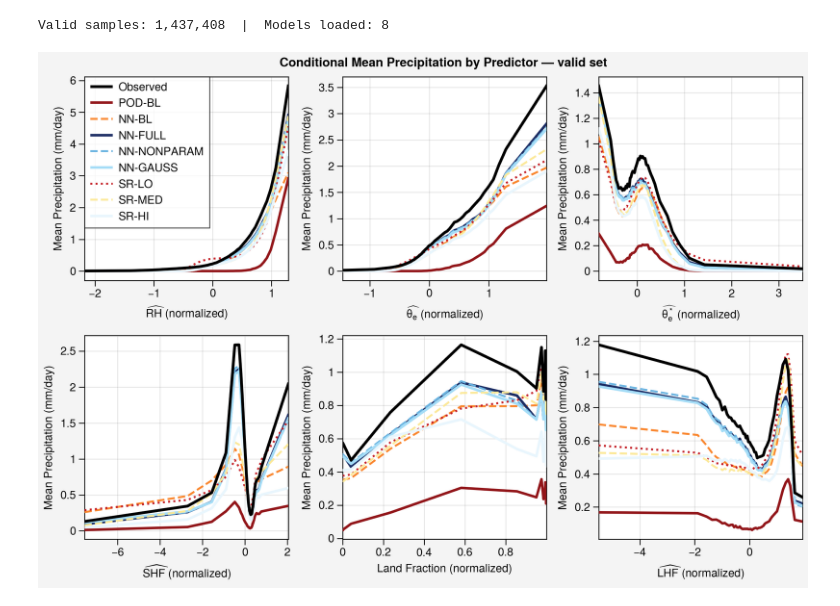
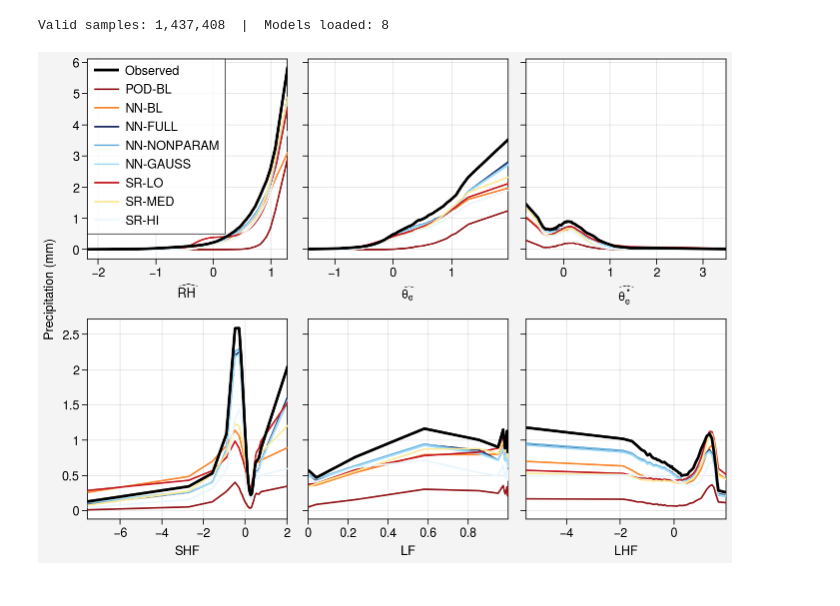
Before and after one commit to savannahferretti/monsoon-discovery, a Jupyter notebook: notebooks/dependence.ipynb, the cells around one changed output. Saved outputs shown, nothing was run; the diff lists cells and outputs as text; code cells hidden in the pictures.

```diff
--- a/notebooks/dependence.ipynb
+++ b/notebooks/dependence.ipynb
@@ -21,12 +26,12 @@ SPLIT     = 'valid'
 
 # Predictors to show: listed in display order (3 rows x 2 cols)
 PREDICTORS = [
-    ('rh',         True,  r'$\widehat{RH}$ (normalized)'),
-    ('thetae',     True,  r'$\widehat{\theta_e}$ (normalized)'),
-    ('thetaestar', True,  r'$\widehat{\theta_e^*}$ (normalized)'),
-    ('shf',        False, r'$\widehat{SHF}$ (normalized)'),
-    ('lf',         False, r'Land Fraction (normalized)'),
-    ('lhf',        False, r'$\widehat{LHF}$ (normalized)'),
+    ('rh',         True,  r'$\widehat{RH}$'),
+    ('thetae',     True,  r'$\widehat{\theta_e}$'),
+    ('thetaestar', True,  r'$\widehat{\theta_e^*}$'),
+    ('shf',        False, r'SHF'),
+    ('lf',         False, r'LF'),
+    ('lhf',        False, r'LHF'),
 ]  # (varname, has_sig_dim, xlabel)
 
 _MODELS  = CONFIGS['experiments']
@@ -40,14 +45,14 @@ for _name,_eqspec in _MODELS['sr'].get('optimizedeqs',{}).items():
     LABELS_8[_name] = _eqspec.get('description',_name)
 # Color + linestyle per model (colors match pareto.ipynb)
 STYLES = {
-    'pod_bl':        ('#921519',  '-',  1.8),
-    'nn_bl':         ('#fa862d', '--',  1.4),
-    'nn_full':       ('#1b2c63',  '-',  1.8),
-    'nn_nonparam':   ('#6bb4e1', '--',  1.4),
-    'nn_gauss':      ('#a5ddf7',  '-',  1.8),
-    'sr_lo':         ('#c41d24',  ':',  1.4),
-    'sr_med':        ('#fce998', '--',  1.4),
-    'sr_hi':         ('#e9f6fd',  '-',  1.8),
+    'pod_bl':        ('#921519',  '-',  1.2),
+    'nn_bl':         ('#fa862d', '-',  1.2),
+    'nn_full':       ('#1b2c63',  '-',  1.2),
+    'nn_nonparam':   ('#6bb4e1', '-',  1.2),
+    'nn_gauss':      ('#a5ddf7',  '-',  1.2),
+    'sr_lo':         ('#c41d24',  '-',  1.2),
+    'sr_med':        ('#fce998', '-',  1.2),
+    'sr_hi':         ('#e9f6fd',  '-',  1.2),
 }
 NBINS = 50
 # %%
@@ -115,37 +120,34 @@ def bin_conditional(x_flat,y_flat,nbins=50):
         if sel.sum() >= 5:
             means[i]  = y[sel].mean()
             counts[i] = sel.sum()
     return centers,means,counts
 
 avail_preds = [(vn,has_sig,xl) for vn,has_sig,xl in PREDICTORS if vn in pred_flat]
-fig,axs     = pplt.subplots(nrows=2,ncols=3,refwidth=2,refheight=2,share=False)
-axs.format(
-    grid=True,gridminor=False,
-    ylabel='Mean Precipitation (mm/day)',
-    suptitle=f'Conditional Mean Precipitation by Predictor — {SPLIT} set')
+fig,axs     = pplt.subplots(nrows=2,ncols=3,refwidth=2,refheight=2,sharex=False,spany=True)
+axs.format(grid=True,gridminor=False,ylabel='Precipitation (mm)')
 axs = np.atleast_1d(axs).ravel()
 
 for col,(varname,has_sig,xlabel) in enumerate(avail_preds):
     ax   = axs[col]
     xarr = pred_flat[varname]
 
     # Observed
     centers,obs_means,_ = bin_conditional(xarr,true_flat,NBINS)
     ax.plot(centers,obs_means,color='k',lw=2,ls='-',label='Observed',zorder=10)
 
     # Each model
     for name in MODELS_8:
         if name not in model_flat:
             continue
         color,ls,lw = STYLES[name]
         _,means,_   = bin_conditional(xarr,model_flat[name],NBINS)
         ax.plot(centers,means,color=color,ls=ls,lw=lw,
                 label=LABELS_8.get(name,name),zorder=5)
 
     ax.format(xlabel=xlabel,xminorticks='none',yminorticks='none')
 
 axs[0].legend(loc='ul',ncols=1,fontsize=7)
 pplt.show()
-# fig.save('../figs/fig_partial_dependence.jpg')
+fig.save('../figs/fig_2.jpg')
 # %% [output]
-[figure, old version]
+[figure, new version]
```
Also changed, not shown: parts of 1 cell of this notebook, 5 other files.
